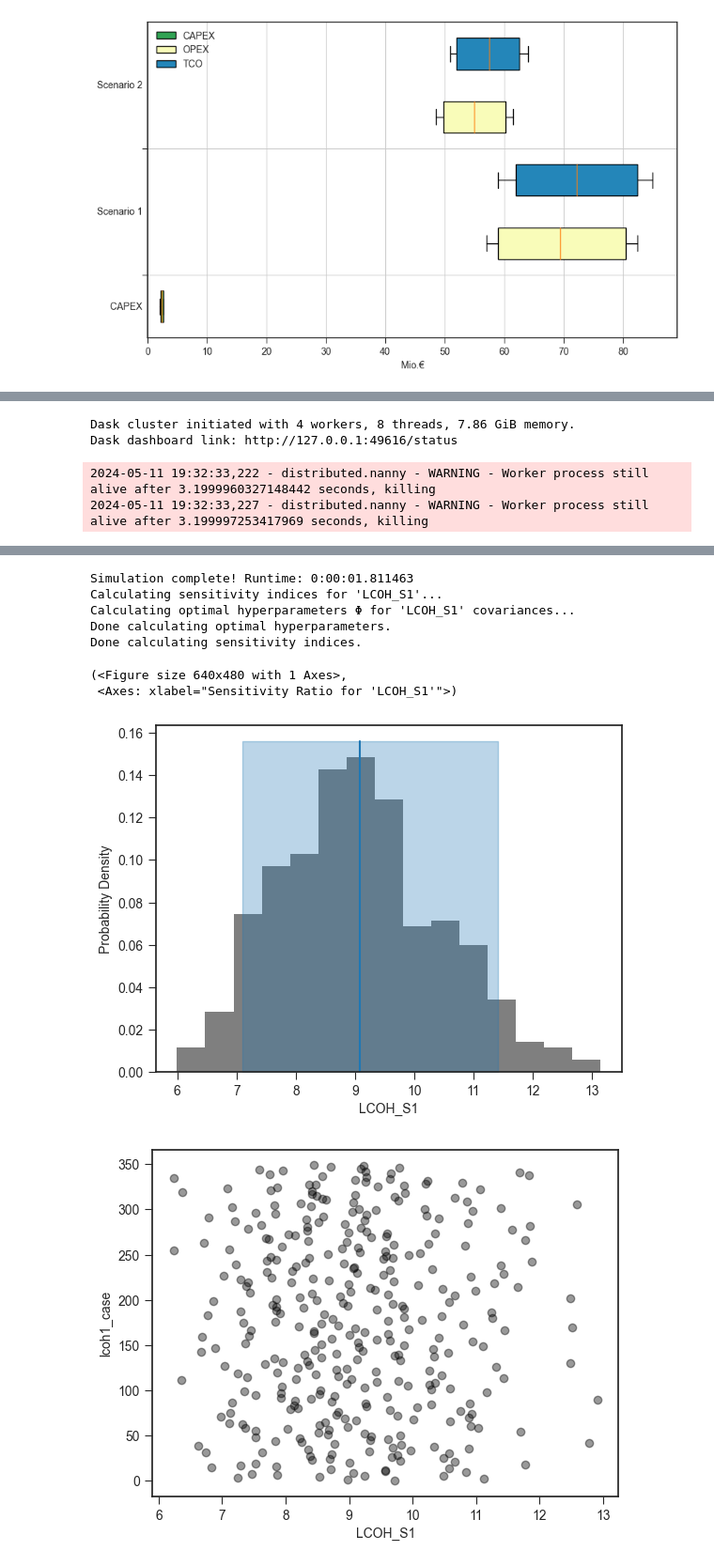
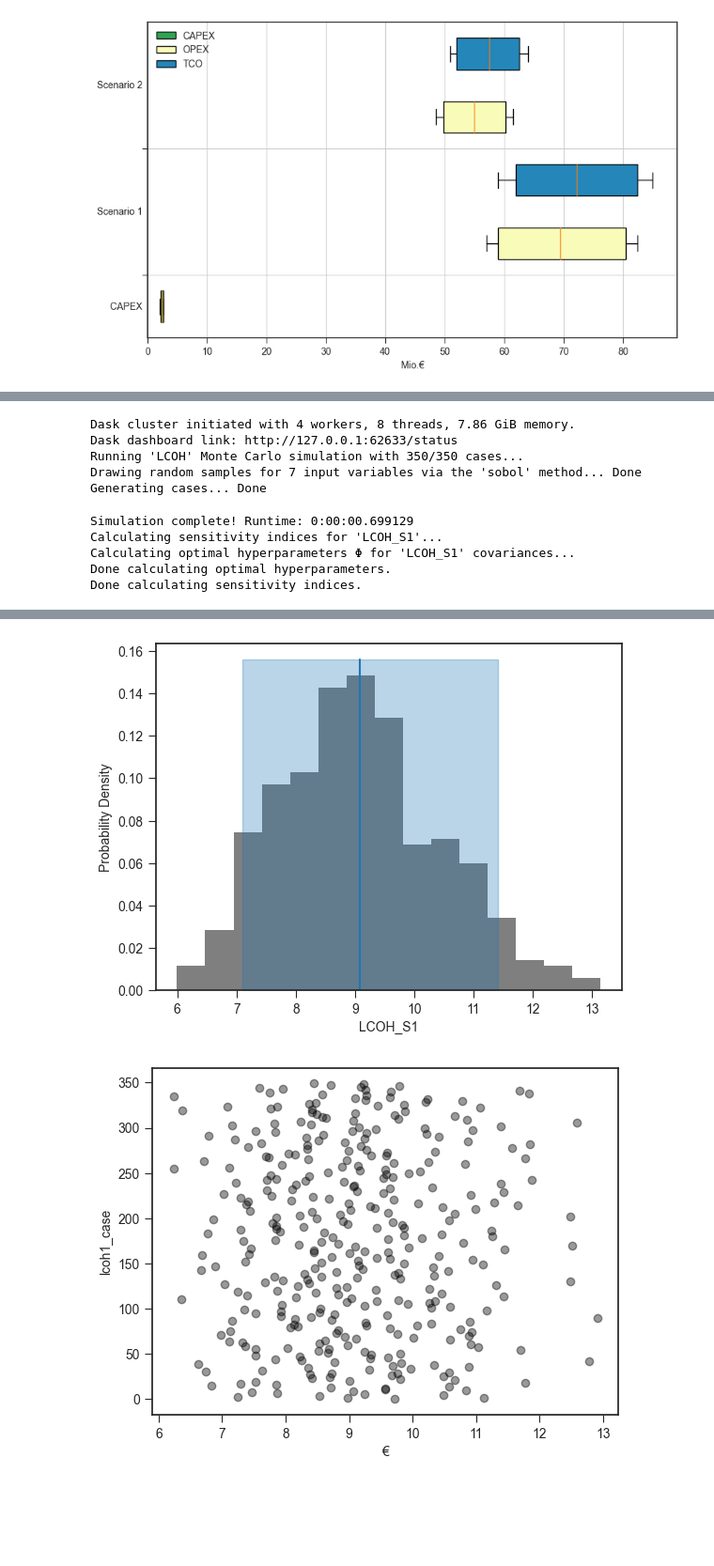
Before and after one commit to LCC-Tool/LCC_Tool_5MW-PEMWE, a Jupyter notebook: LCC_tool.ipynb, the cells around one changed output, grey strips where cells are left out. Shown at 94% size. Drawn from its saved outputs; the diff is of its cells as text; code cells hidden in the pictures; blank space fills up the shorter version.

```diff
--- a/LCC_tool.ipynb
+++ b/LCC_tool.ipynb
@@ -2108,6 +2035,7 @@ Levelized Cost: 7.10
 # %%
 # Monaco LCOH S1 - Price range and sensitivity ratio
 
+# Function for running the monte carlo simulation
 def run(life_cycle_cost_of_h2, h2_production, equity, eq_rate_return, debt, db_intrst_rate, inflation_rate):
     kwargs={
         'inflation_rate' : inflation_rate,
@@ -2117,10 +2045,12 @@ def run(life_cycle_cost_of_h2, h2_production, equity, eq_rate_return, debt, db_i
         'db_intrst_rate' : db_intrst_rate,
         }
 
+    # run the lcoh simulation
     lcoh_cost = levelized_cost_of_h2(life_cycle_cost_of_h2=life_cycle_cost_of_h2, h2_production=h2_production, **kwargs)
     return (lcoh_cost, )
 
-
+# The 'preprocess' function grabs the random input values for each case and structures it with any other data in the format the 'run' function expects
+# Preprocess function for extracting usable variables from input dataframes
 def preprocess(case):
     life_cycle_cost_of_h2 = case.invals['life_cycle_cost_of_h2'].val
     h2_production = case.invals['h2_production'].val
@@ -2132,18 +2062,22 @@ def preprocess(case):
 
     return (life_cycle_cost_of_h2, h2_production, equity, eq_rate_return, debt, db_intrst_rate, inflation_rate)
 
-
+# The 'postprocess' function takes the output from the 'run' function and saves off the outputs for each case
 def postprocess(case, lcoh_cost):
     case.addOutVal(name='LCOH_S1', val=lcoh_cost)
     case.addOutVal(name='lcoh1_case', val=case.ncase)
     return None
 
+# Argument list of functions used in simulator function
 fcns = {'run' : run,
         'preprocess' : preprocess,
         'postprocess': postprocess}
 
+# Number of iterations in the monte carlo simulation
 n_invests = 350
-seed = 123456
+# Random seed for reproducibility
+seed = 123456   # Recommanded for repeatability
+# Usage of monaco simulator with the SOBOL Random function
 sim = mc.Sim(name='LCOH', ndraws=n_invests,
             fcns=fcns, seed=seed,
             samplemethod='sobol',
@@ -2151,7 +2085,8 @@ sim = mc.Sim(name='LCOH', ndraws=n_invests,
             savecasedata=False,
             verbose=True, debug=True)
 
-
+# Variables used in the simulation
+# By manually change loc and scale can manage the uncertainty of the cost
 sim.addInVar(name='life_cycle_cost_of_h2', dist=uniform, distkwargs={'loc': 61000000, 'scale': 25000000})
 sim.addInVar(name='inflation_rate', dist=uniform, distkwargs={'loc': 0.01, 'scale': 0.05})
 sim.addInVar(name='h2_production', dist=uniform, distkwargs={'loc': 15000000, 'scale': 5000000})
@@ -2160,21 +2095,24 @@ sim.addInVar(name='eq_rate_return', dist=uniform, distkwargs={'loc': 0.05, 'scal
 sim.addInVar(name='debt', dist=uniform, distkwargs={'loc': 0.75, 'scale': 0.01})
 sim.addInVar(name='db_intrst_rate', dist=uniform, distkwargs={'loc': 0.045, 'scale': 0.005})
 
-
+# Run the Simulation
 sim.runSim()
 
+# Calculate the mean and 5-95th percentile
+# Statistics for the dice sum
 sim.outvars['LCOH_S1'].addVarStat('mean')
 sim.outvars['LCOH_S1'].addVarStat('percentile', {'p':[0.05, 0.95]})
 
+# Plots a histogram of the dice sum
 mc.plot(sim.outvars['LCOH_S1'])
 
-
+# Creates a scatter plot of the sum vs the roll
+# Number, showing randomness
 mc.plot(sim.outvars['LCOH_S1'],
 sim.outvars['lcoh1_case'])
+plt.xlabel('€')
 
-# for box plot
-lcoh_s1_box = sim.outvars['LCOH_S1'].vals
-
+# Calculate the sensitivity of the dice sum to each of the input variables
 sim.calcSensitivities('LCOH_S1')
 sim.outvars['LCOH_S1'].plotSensitivities()
 # %% [output]
@@ -2183,5 +2121,11 @@ Hosting the HTTP server on port 49616 instead
   warnings.warn(
 Dask cluster initiated with 4 workers, 8 threads, 7.86 GiB memory.
-Dask dashboard link: http://127.0.0.1:49616/status
+Dask dashboard link: http://127.0.0.1:62633/status
+Running 'LCOH' Monte Carlo simulation with 350/350 cases...
+Drawing random samples for 7 input variables via the 'sobol' method... Done
+Generating cases... Done
-2024-05-11 19:32:33,222 - distributed.nanny - WARNING - Worker process still alive after 3.1999960327148442 seconds, killing
-2024-05-11 19:32:33,227 - distributed.nanny - WARNING - Worker process still alive after 3.199997253417969 seconds, killing
+Simulation complete! Runtime: 0:00:00.699129
+Calculating sensitivity indices for 'LCOH_S1'...
+Calculating optimal hyperparameters Φ for 'LCOH_S1' covariances...
+Done calculating optimal hyperparameters.
+Done calculating sensitivity indices.
@@ -2205,12 +2134,5 @@ Q: 2.171580794187559
-Simulation complete! Runtime: 0:00:01.811463
-Calculating sensitivity indices for 'LCOH_S1'...
-Calculating optimal hyperparameters Φ for 'LCOH_S1' covariances...
-Done calculating optimal hyperparameters.
-Done calculating sensitivity indices.
-(<Figure size 640x480 with 1 Axes>,
- <Axes: xlabel="Sensitivity Ratio for 'LCOH_S1'">)
 [figure]
-[figure, old version]
+[figure, new version]
 [figure]
 # %%
 # Monaco LCOH S2 - Price range and sensitivity ratio
```
Also changed, not shown: parts of 27 cells of this notebook.
